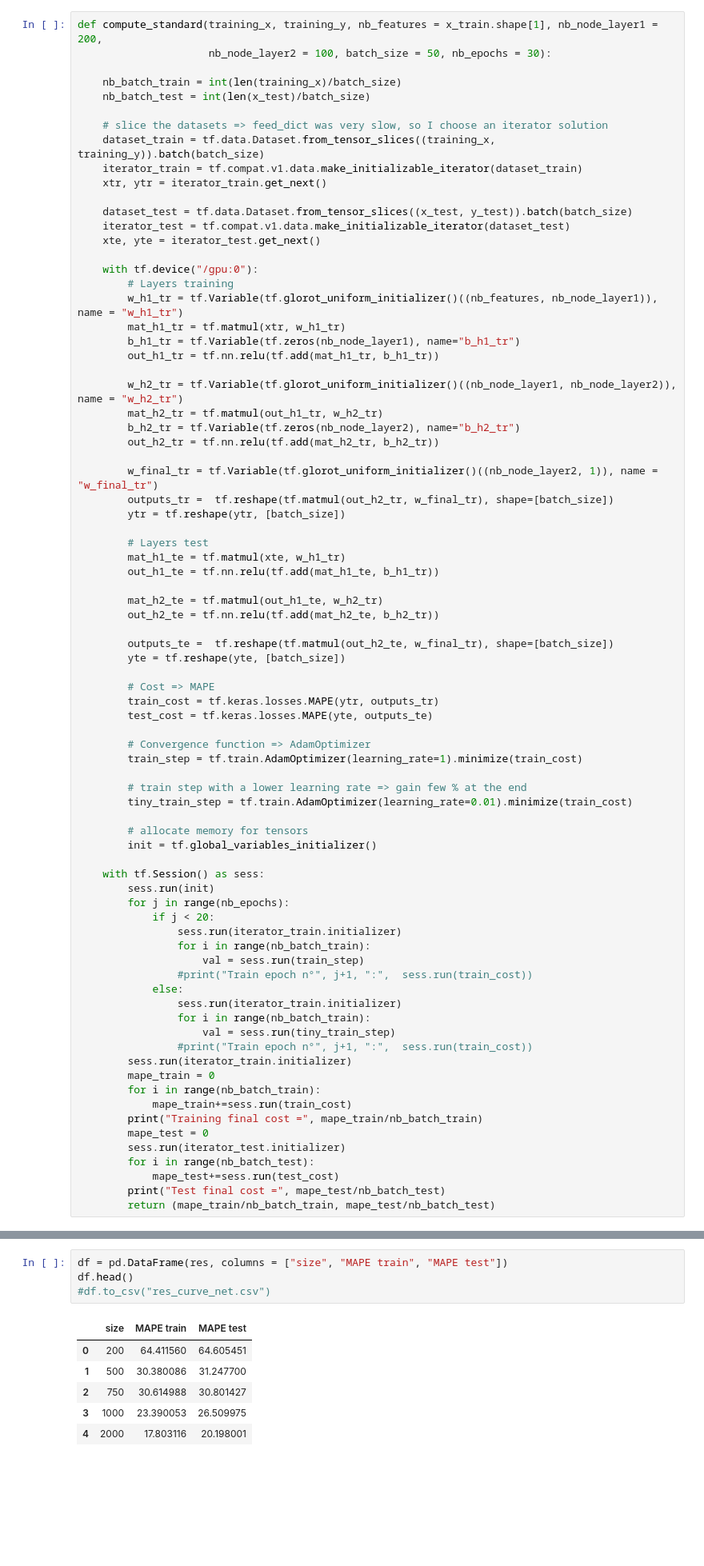
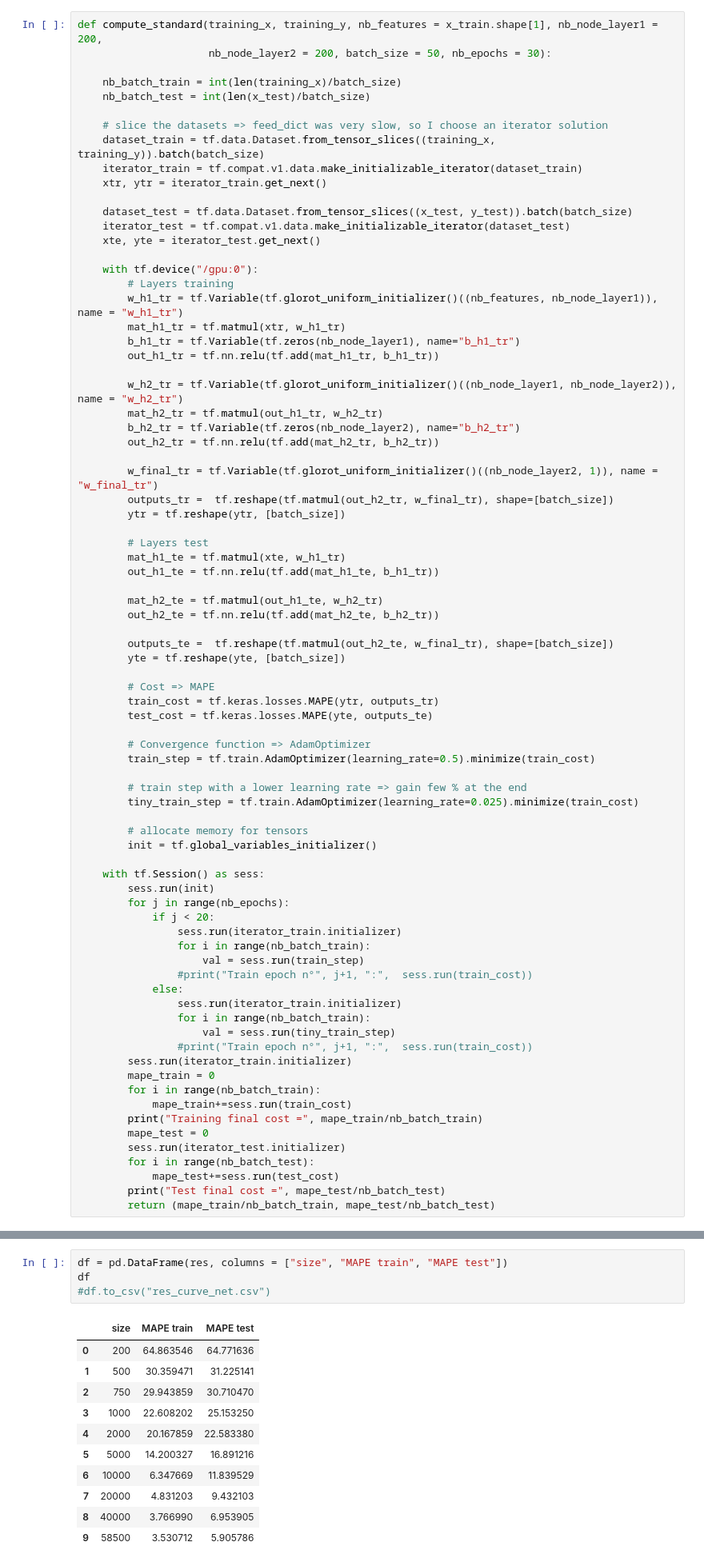
Before and after one commit to TuxML/size-analysis, a Jupyter notebook: net_curve_mape.ipynb, the cells around one changed output, grey strips where cells are left out. Shown at 80% size. Drawn from its saved outputs; the diff is of its cells as text; blank space fills up the shorter version.

Commit message:
MAPE x training_size with right hyper-parameters

```diff
--- a/net_curve_mape.ipynb
+++ b/net_curve_mape.ipynb
@@ -142,7 +142,7 @@ def compute_small(training_x, training_y, testing_x, testing_y, batch_size = 20,
         return (mape_train/nb_batch_train, mape_test/nb_batch_test)
 # %%
 def compute_standard(training_x, training_y, nb_features = x_train.shape[1], nb_node_layer1 = 200,
-                     nb_node_layer2 = 100, batch_size = 50, nb_epochs = 30):
+                     nb_node_layer2 = 200, batch_size = 50, nb_epochs = 30):
 
     nb_batch_train = int(len(training_x)/batch_size)
     nb_batch_test = int(len(x_test)/batch_size)
@@ -187,10 +187,10 @@ def compute_standard(training_x, training_y, nb_features = x_train.shape[1], nb_
         test_cost = tf.keras.losses.MAPE(yte, outputs_te)
 
         # Convergence function => AdamOptimizer
-        train_step = tf.train.AdamOptimizer(learning_rate=1).minimize(train_cost)
+        train_step = tf.train.AdamOptimizer(learning_rate=0.5).minimize(train_cost)
 
         # train step with a lower learning rate => gain few % at the end
-        tiny_train_step = tf.train.AdamOptimizer(learning_rate=0.01).minimize(train_cost)
+        tiny_train_step = tf.train.AdamOptimizer(learning_rate=0.025).minimize(train_cost)
 
         # allocate memory for tensors
         init = tf.global_variables_initializer()
@@ -295,14 +295,19 @@ Test final cost = 6.327430978188148
 # %%
 df = pd.DataFrame(res, columns = ["size", "MAPE train", "MAPE test"])
-df.head()
+df
 #df.to_csv("res_curve_net.csv")
 # %% [output]
 |  | size | MAPE train | MAPE test |
-| 0 | 200 | 64.411560 | 64.605451 |
-| 1 | 500 | 30.380086 | 31.247700 |
-| 2 | 750 | 30.614988 | 30.801427 |
-| 3 | 1000 | 23.390053 | 26.509975 |
-| 4 | 2000 | 17.803116 | 20.198001 |
+| 0 | 200 | 64.863546 | 64.771636 |
+| 1 | 500 | 30.359471 | 31.225141 |
+| 2 | 750 | 29.943859 | 30.710470 |
+| 3 | 1000 | 22.608202 | 25.153250 |
+| 4 | 2000 | 20.167859 | 22.583380 |
+| 5 | 5000 | 14.200327 | 16.891216 |
+| 6 | 10000 | 6.347669 | 11.839529 |
+| 7 | 20000 | 4.831203 | 9.432103 |
+| 8 | 40000 | 3.766990 | 6.953905 |
+| 9 | 58500 | 3.530712 | 5.905786 |
 # %%
 plt.figure(figsize =(15,10))
 plt.scatter(df["size"], df["MAPE train"], color ="blue", marker = "s")
```
Also changed, not shown: parts of 2 cells of this notebook, 2 other files.
